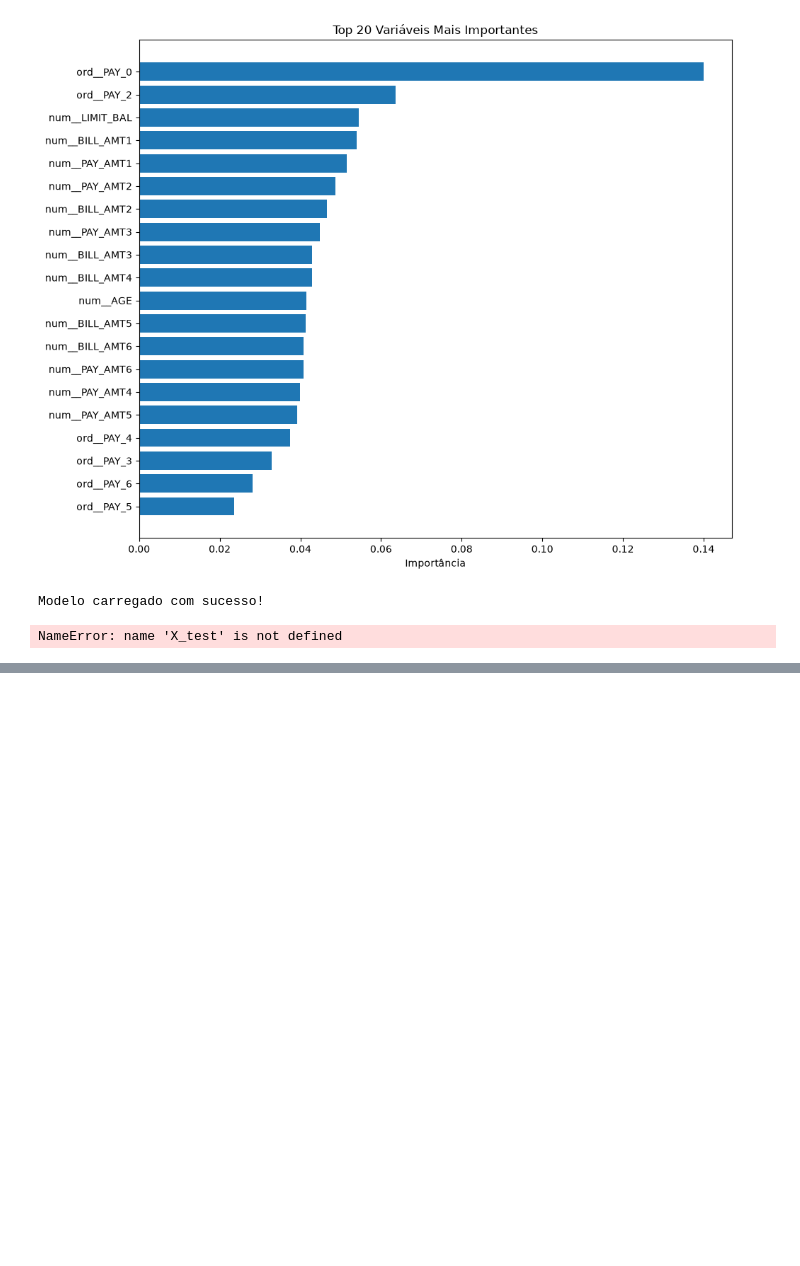
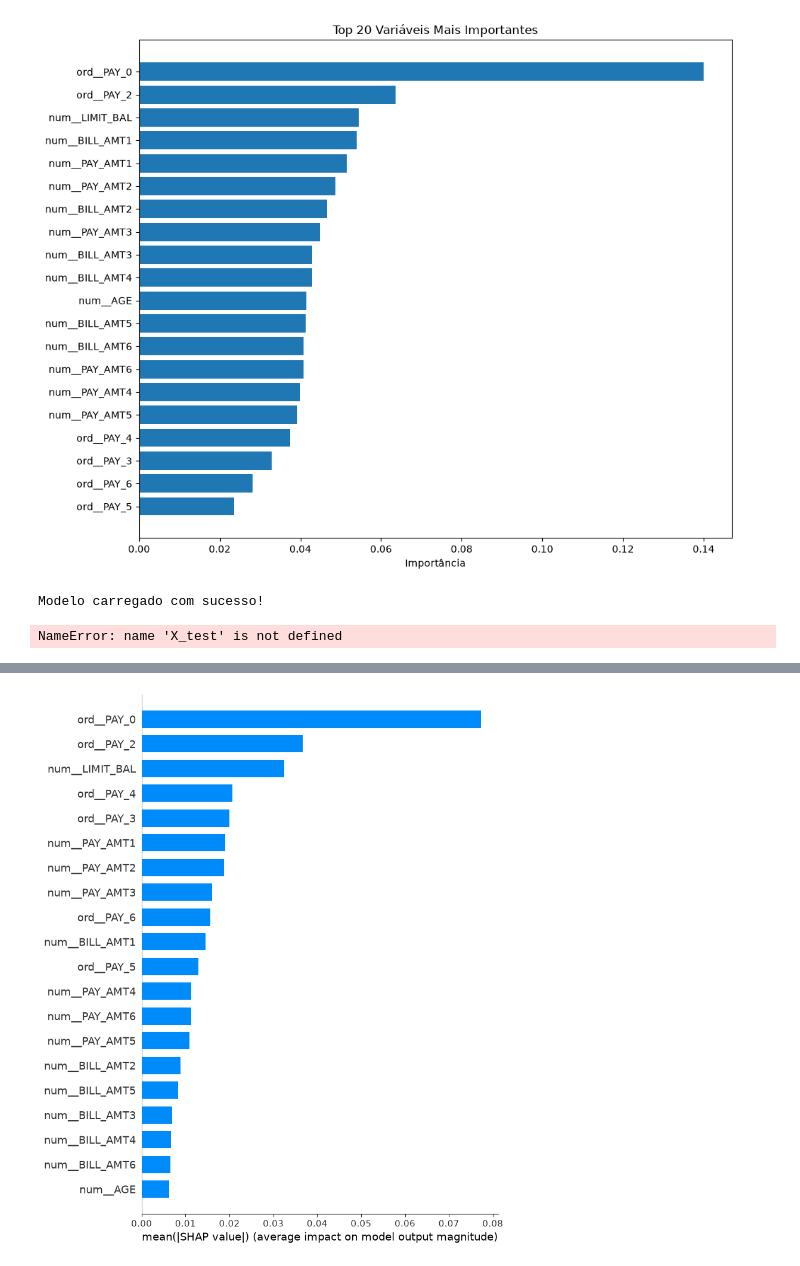
Before and after one commit to Igor-Millis/credit-default-api, a Jupyter notebook: notebooks/07_modeling_randomforest.ipynb, the cells around one changed output, grey strips where cells are left out. Saved outputs shown, nothing was run; the diff lists cells and outputs as text; code cells hidden in the pictures; blank space fills up the shorter version.

```diff
--- a/notebooks/07_modeling_randomforest.ipynb
+++ b/notebooks/07_modeling_randomforest.ipynb
@@ -817,0 +976,13 @@ NameError: name 'X_test' is not defined
+# %%
+# ==================================================
+# SHAP Feature Importance
+# ==================================================
+
+shap.summary_plot(
+    shap_class_1,
+    X_test_transformed,
+    feature_names=feature_names,
+    plot_type="bar"
+)
+# %% [output]
+[figure, added]
```
Also changed, not shown: parts of 7 cells of this notebook, 4 other files.
